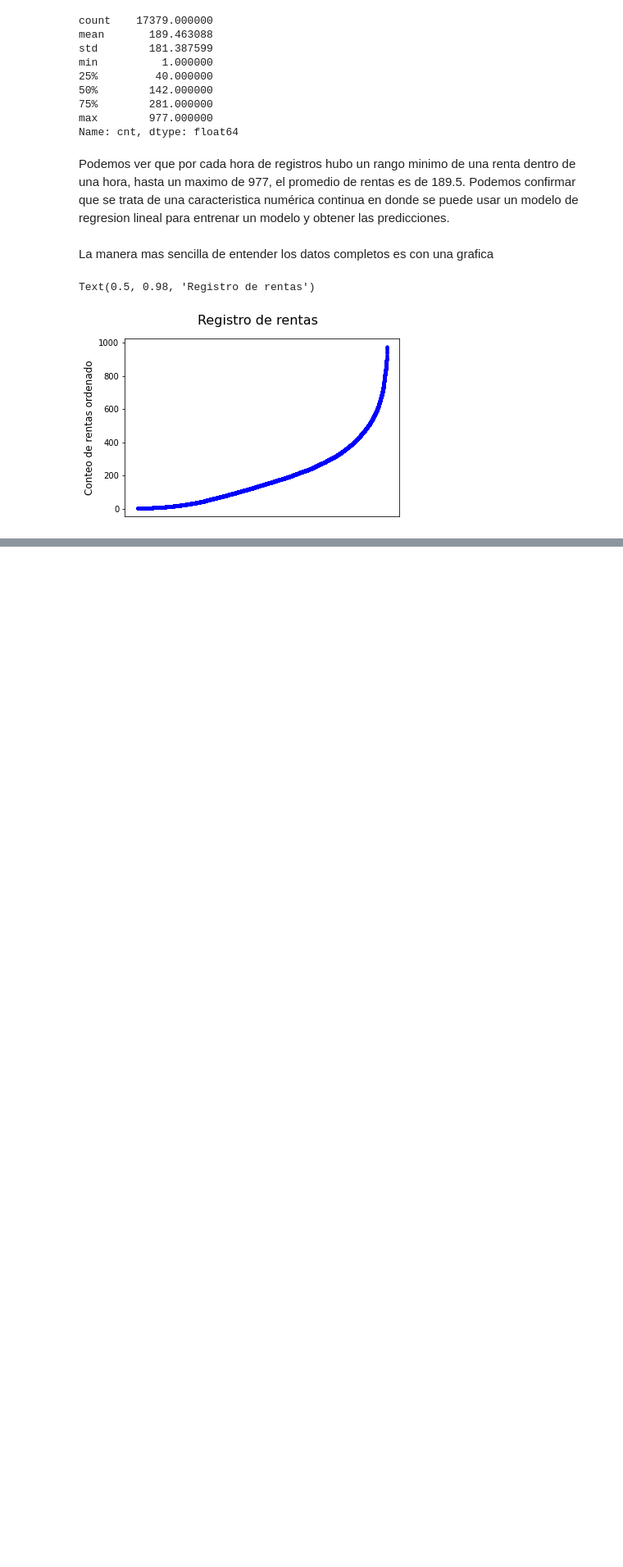
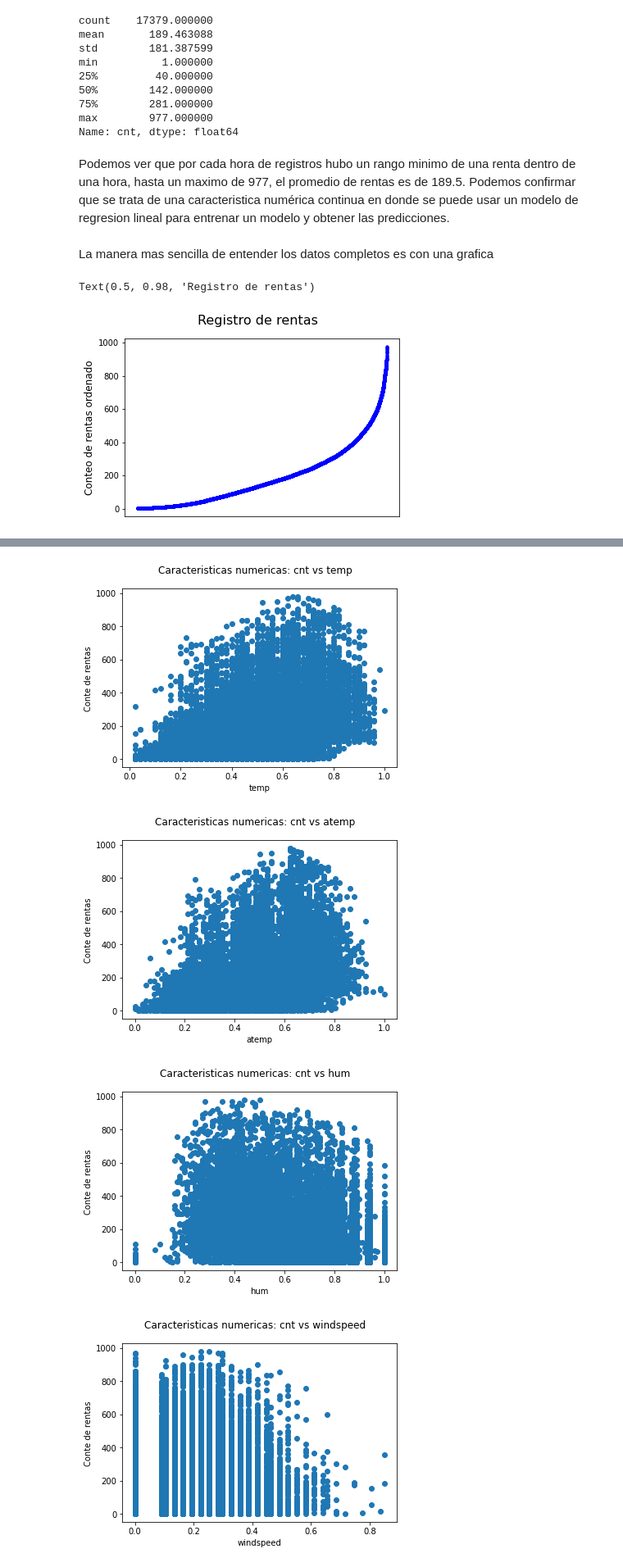
Before and after one commit to JoelBuenrostro/Renta-de-bicicletas, a Jupyter notebook: Renta de bicicletas.ipynb, the cells around one changed output, grey strips where cells are left out. Shown at 82% size. Drawn from its saved outputs; the diff is of its cells as text; code cells hidden in the pictures; blank space fills up the shorter version.

Commit message:
Primera parte del analisis
Graficas para visualizar algunas de las caracteristicas del set de datos

```diff
--- a/Renta de bicicletas.ipynb
+++ b/Renta de bicicletas.ipynb
@@ -152,0 +157,18 @@ Text(0.5, 0.98, 'Registro de rentas')
+# %%
+# Bucle para encontrar datos
+counter = 0
+for i in bike_hours.dtypes:
+    if (i == 'float64'):
+        bikes_hours = bike_hours.sort_values(bike_hours.dtypes.index[counter])
+        feature = bike_hours.dtypes.index[counter]
+        plt.scatter(bike_hours[feature], bike_hours['cnt'])
+        plt.suptitle('Caracteristicas numericas: cnt vs ' + feature)
+        plt.xlabel(feature)
+        plt.ylabel('Conte de rentas')
+        plt.show()
+    counter += 1
+# %% [output]
+[figure, added]
+[figure, added]
+[figure, added]
+[figure, added]
```
Also changed, not shown: parts of 17 cells of this notebook.
